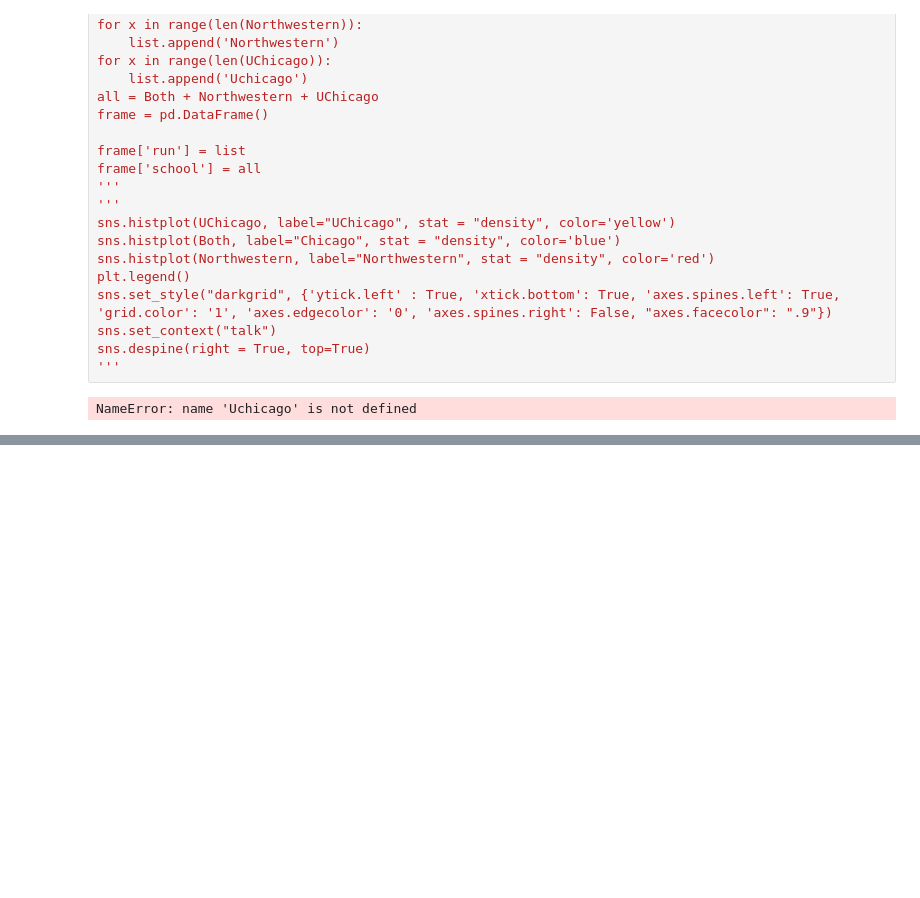
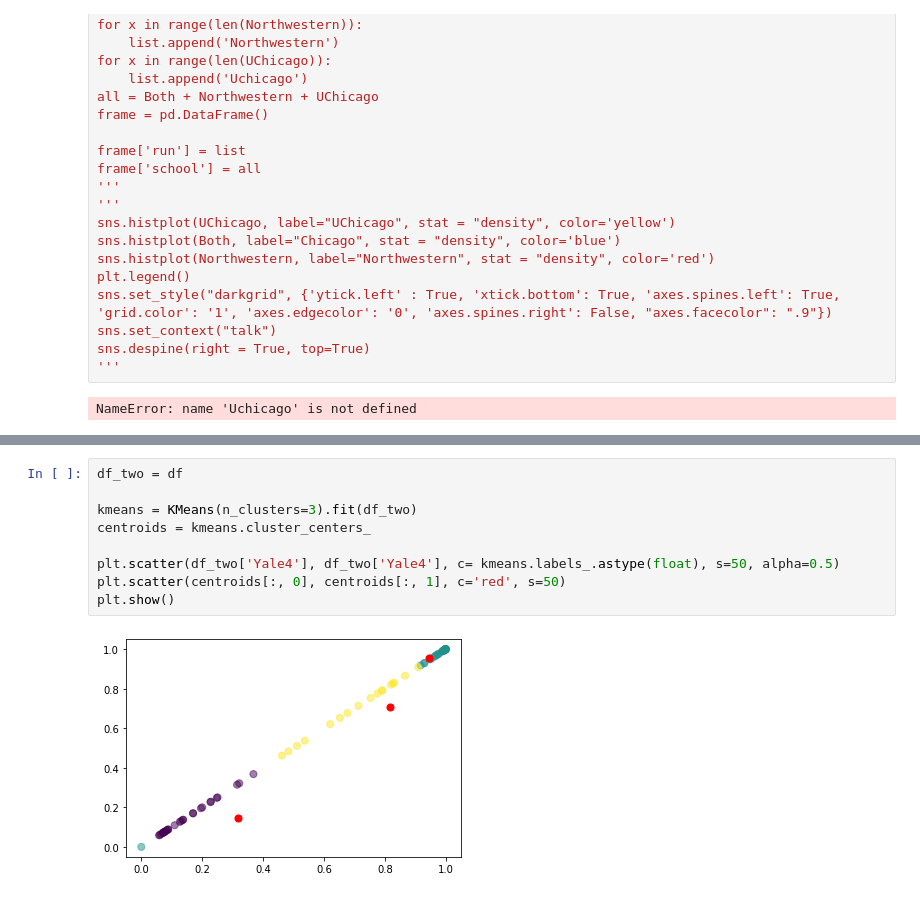
Before and after one commit to louishu17/tree_color_coding_task, a Jupyter notebook: Jupyter Vizualizations/facebook_viz.ipynb, the cells around one changed output, grey strips where cells are left out. Drawn from its saved outputs; the diff is of its cells as text; blank space fills up the shorter version.

Commit message:
uodated vizuals with basic clustering

```diff
--- a/Jupyter Vizualizations/facebook_viz.ipynb
+++ b/Jupyter Vizualizations/facebook_viz.ipynb
@@ -175,0 +180,11 @@ df['Northeastern19']['Rice31']
+# %%
+df_two = df
+
+kmeans = KMeans(n_clusters=3).fit(df_two)
+centroids = kmeans.cluster_centers_
+
+plt.scatter(df_two['Yale4'], df_two['Yale4'], c= kmeans.labels_.astype(float), s=50, alpha=0.5)
+plt.scatter(centroids[:, 0], centroids[:, 1], c='red', s=50)
+plt.show()
+# %% [output]
+[figure, added]
```
Also changed, not shown: parts of 3 cells of this notebook, 1 other file.
